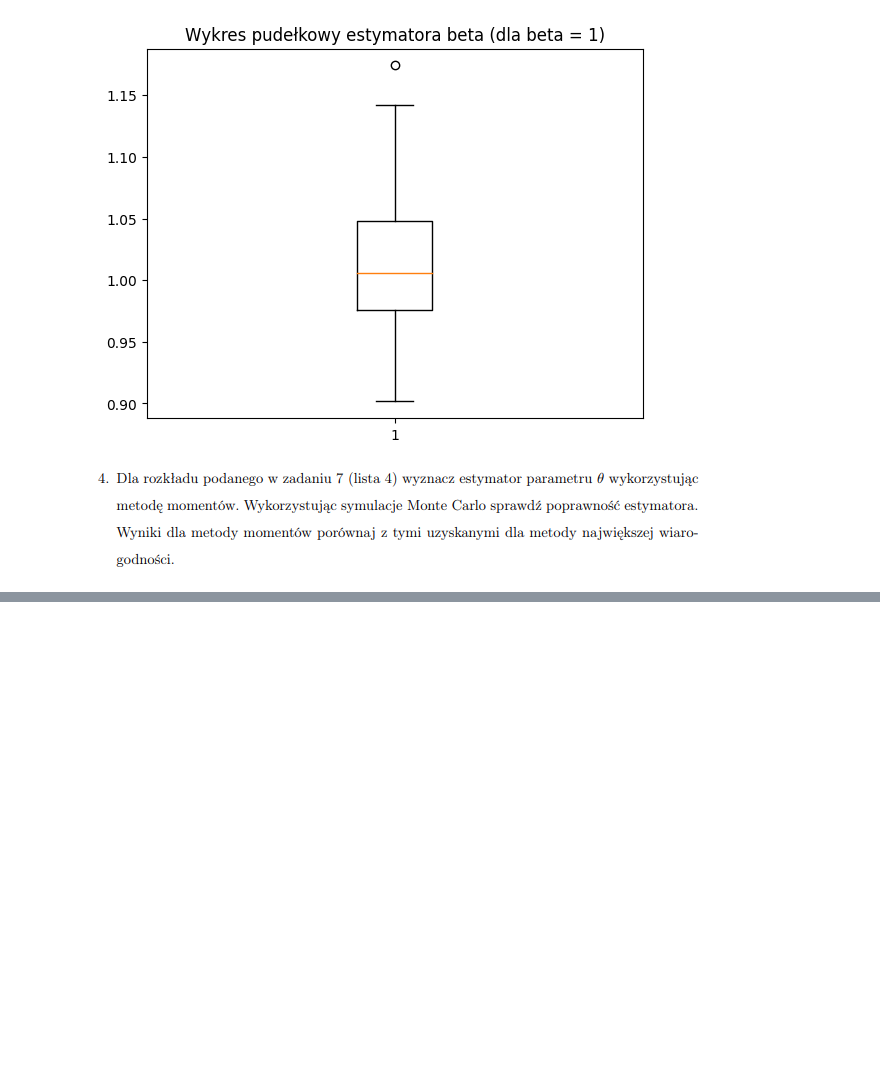
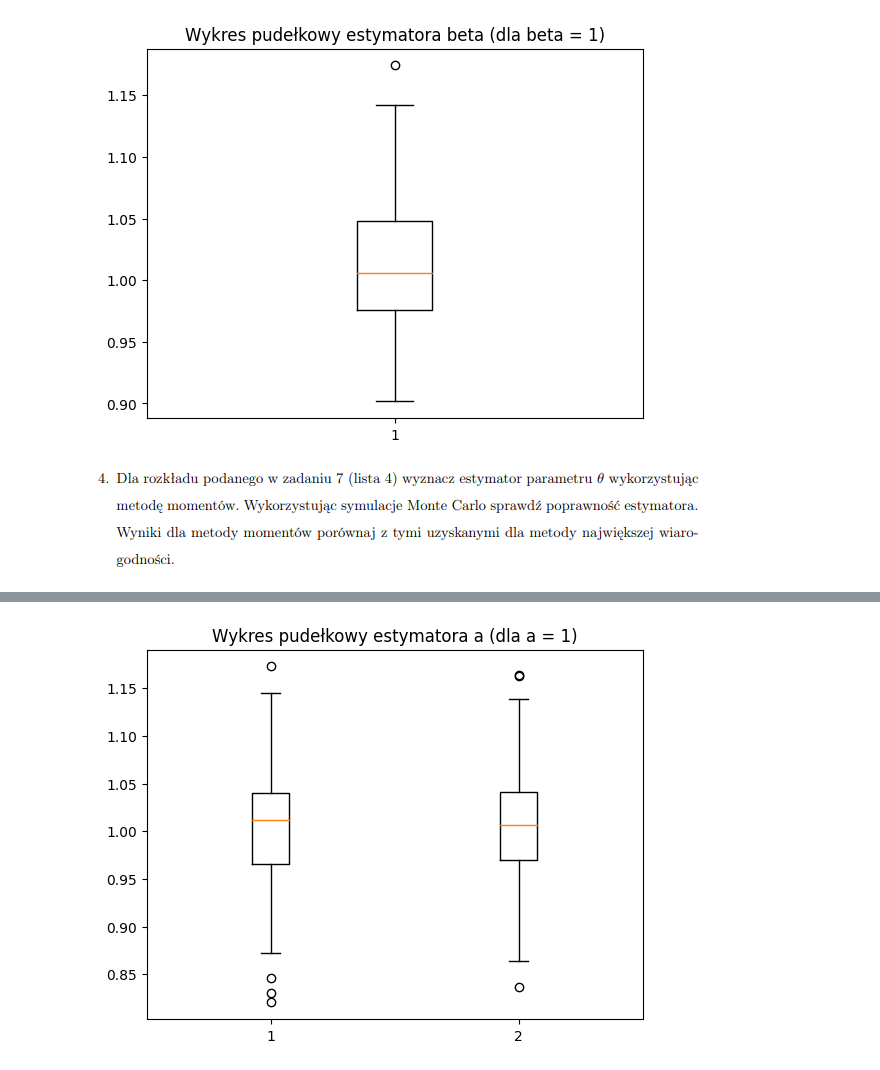
Before and after one commit to rafglo/Statystyka-stosowana, a Jupyter notebook: lista5.ipynb, the cells around one changed output, grey strips where cells are left out. Saved outputs shown, nothing was run; the diff lists cells and outputs as text; code cells hidden in the pictures; blank space fills up the shorter version.

```diff
--- a/lista5.ipynb
+++ b/lista5.ipynb
@@ -92,0 +112,20 @@ plt.show()
+# %%
+n_x = 1000
+a = 1
+samples_x = [x_simul(a, n_x) for n in range(n_samples)]
+# %%
+def a_momenty(sample):
+    return (2*np.mean(sample)-1)/(1-np.mean(sample))
+# %%
+def a_mnw(sample):
+    n = len(sample)
+    return -1 - n/(sum(np.log(sample)))
+# %%
+a_estim_momenty = [a_momenty(sam) for sam in samples_x]
+a_estim_mnw = [a_mnw(sam) for sam in samples_x]
+# %%
+plt.boxplot([a_estim_momenty, a_estim_mnw])
+plt.title(f"Wykres pudełkowy estymatora a (dla a = {a})")
+plt.show()
+# %% [output]
+[figure, added]
```
Also changed, not shown: parts of 6 cells of this notebook.
